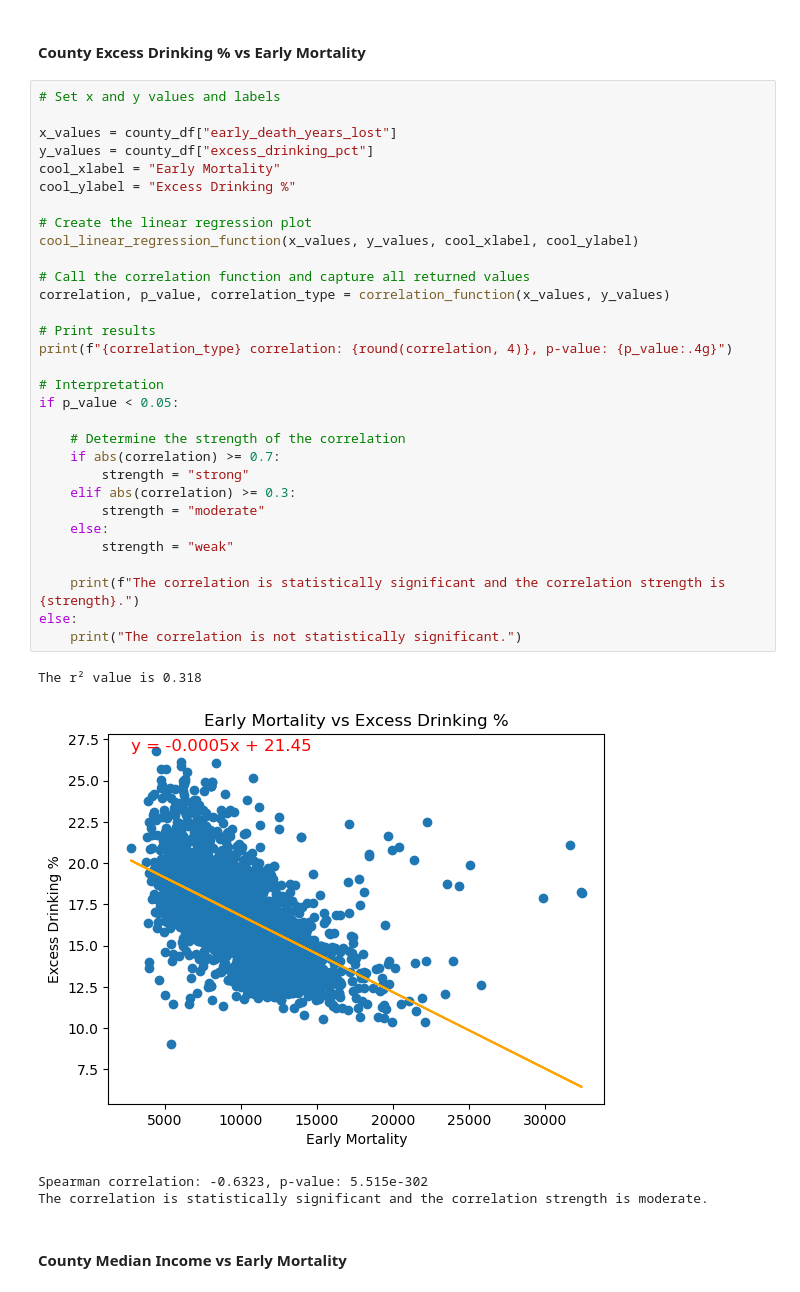
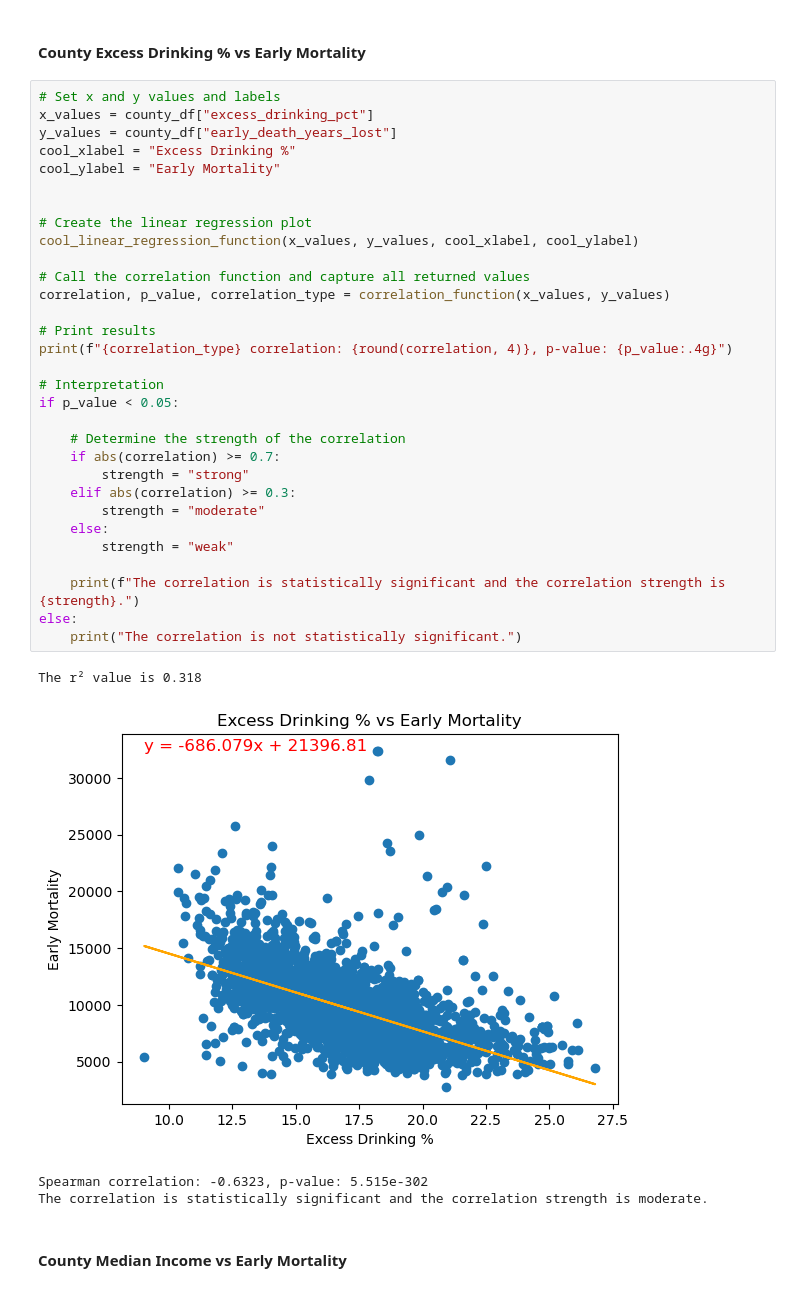
Before and after one commit to the-eva-a/group-1-project-1, a Jupyter notebook: notebooks/Variable_Correlation_Relationships_Accurate.ipynb, the cells around one changed output. Drawn from its saved outputs; the diff is of its cells as text.

```diff
--- a/notebooks/Variable_Correlation_Relationships_Accurate.ipynb
+++ b/notebooks/Variable_Correlation_Relationships_Accurate.ipynb
@@ -493,38 +487,38 @@ The correlation is statistically significant and the correlation strength is mod
 #### County Excess Drinking % vs Early Mortality
 # %%
 # Set x and y values and labels
+x_values = county_df["excess_drinking_pct"]
+y_values = county_df["early_death_years_lost"]
+cool_xlabel = "Excess Drinking %"
+cool_ylabel = "Early Mortality"
 
-x_values = county_df["early_death_years_lost"]
-y_values = county_df["excess_drinking_pct"]
-cool_xlabel = "Early Mortality"
-cool_ylabel = "Excess Drinking %"
 
 # Create the linear regression plot
 cool_linear_regression_function(x_values, y_values, cool_xlabel, cool_ylabel)
 
 # Call the correlation function and capture all returned values
 correlation, p_value, correlation_type = correlation_function(x_values, y_values)
 
 # Print results
 print(f"{correlation_type} correlation: {round(correlation, 4)}, p-value: {p_value:.4g}")
 
 # Interpretation
 if p_value < 0.05:
 
     # Determine the strength of the correlation
     if abs(correlation) >= 0.7:
         strength = "strong"
     elif abs(correlation) >= 0.3:
         strength = "moderate"
     else:
         strength = "weak"
 
     print(f"The correlation is statistically significant and the correlation strength is {strength}.")
 else:
     print("The correlation is not statistically significant.")
 # %% [output]
 The r² value is 0.318
-[figure, old version]
+[figure, new version]
 Spearman correlation: -0.6323, p-value: 5.515e-302
 The correlation is statistically significant and the correlation strength is moderate.
 # %% [markdown]
```
Also changed, not shown: parts of 27 cells of this notebook.
